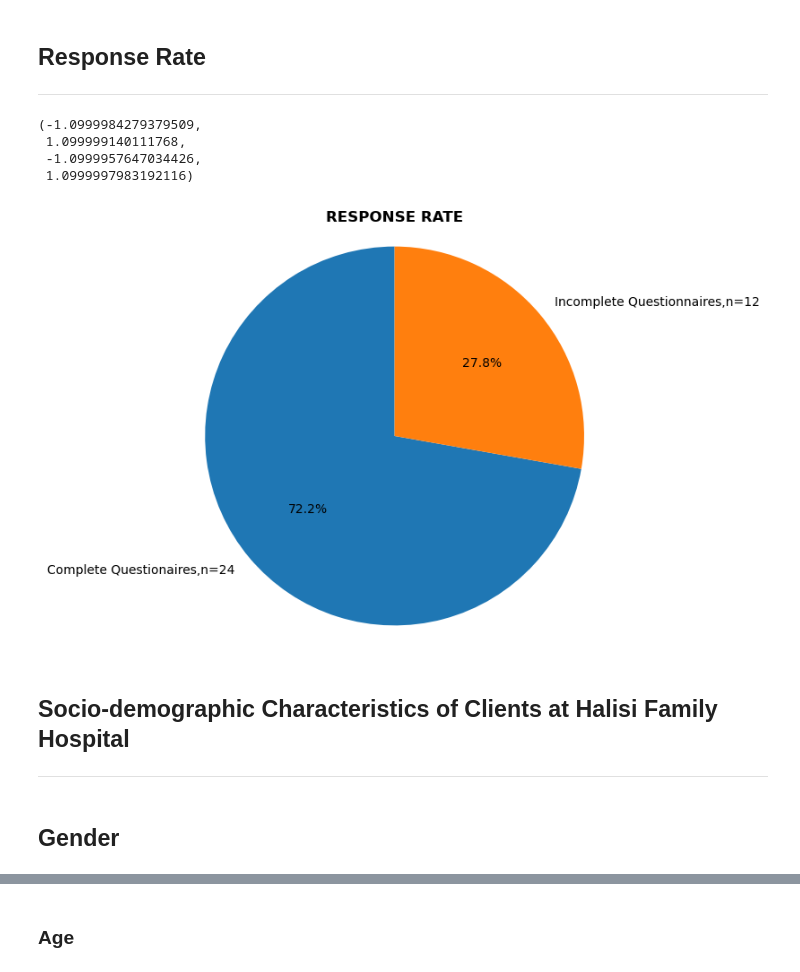
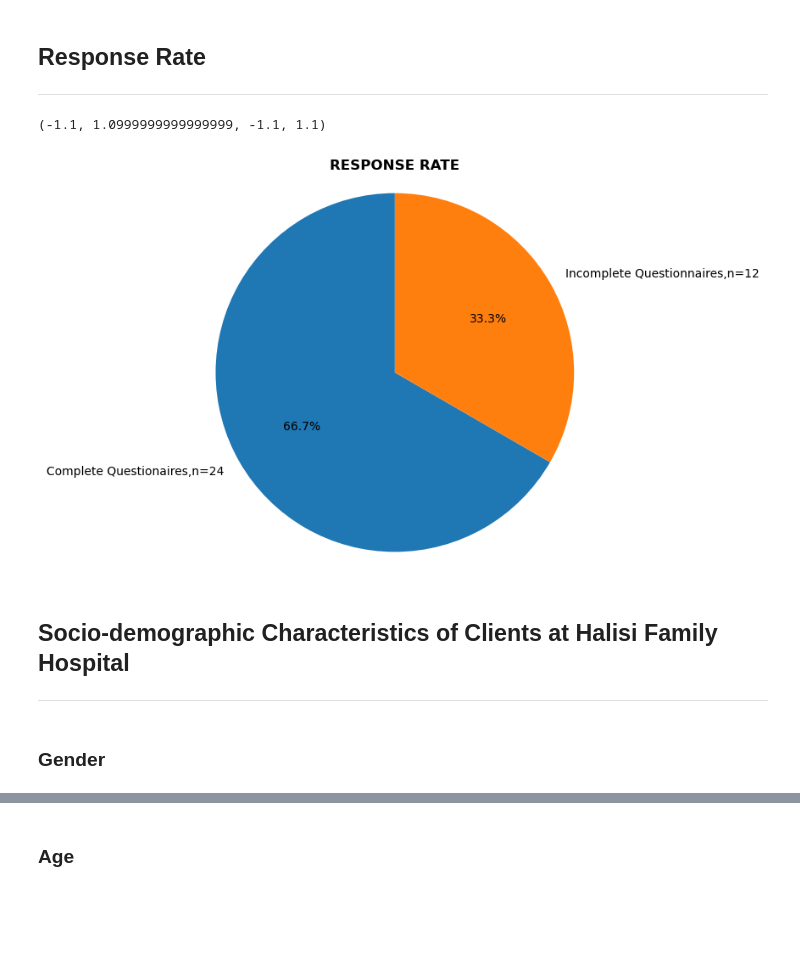
Before and after one commit to Lorraine254/pilotAnalysis, a Jupyter notebook: analysis_v2.ipynb, the cells around one changed output, grey strips where cells are left out. Cells and saved outputs as stored; diff of their text form; code cells hidden in the pictures; blank space fills up the shorter version.

```diff
--- a/analysis_v2.ipynb
+++ b/analysis_v2.ipynb
@@ -112,28 +115,25 @@ data.describe(include='object')
 # %%
 #loading required libraries
 import matplotlib.pyplot as plt
 import os
 
 # Predefining my data
 categories = ['Complete Questionaires,n=24','Incomplete Questionnaires,n=12']
-values = [26,10]
+values = [24,12]
 
 # Plot the pie chart
 plt.figure(figsize=(6, 6))  # Adjust the figure size if needed
 plt.pie(values, labels=categories, autopct='%1.1f%%', startangle=90)
 plt.title('RESPONSE RATE',fontweight='bold')
 plt.axis('equal')
 # %% [output]
-(-1.0999984279379509,
- 1.099999140111768,
- -1.0999957647034426,
- 1.0999997983192116)
+(-1.1, 1.0999999999999999, -1.1, 1.1)
-[figure, old version]
+[figure, new version]
 # %% [markdown]
 ## Socio-demographic Characteristics of Clients at Halisi Family Hospital
 ---
 # %% [markdown]
-## Gender
+### Gender
 # %%
 data['What gender do you identify as?'].value_counts()
 # %% [output]
```
Also changed, not shown: parts of 35 cells of this notebook, 1 other file.
